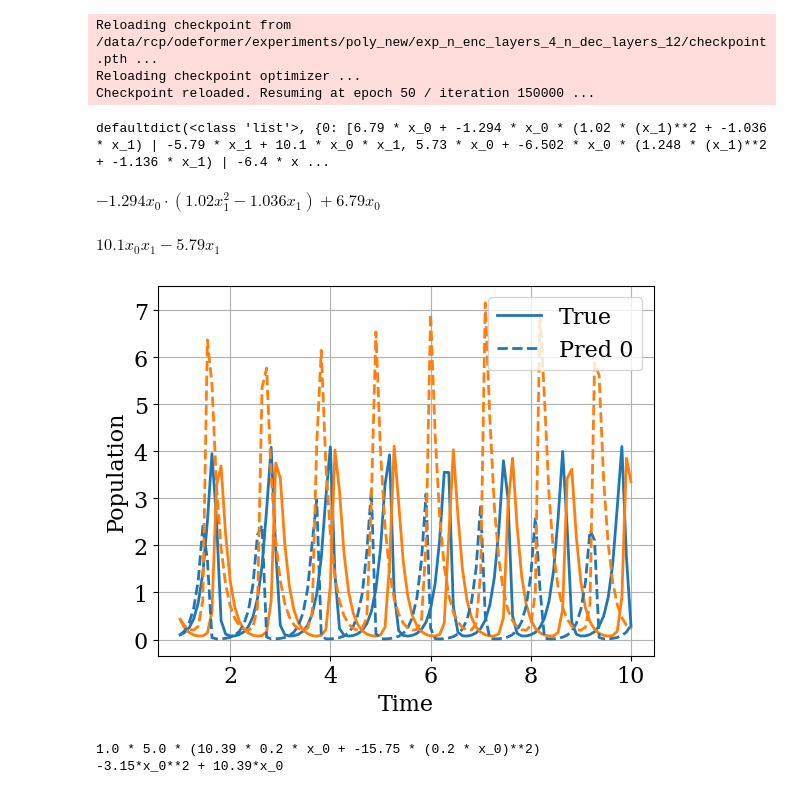
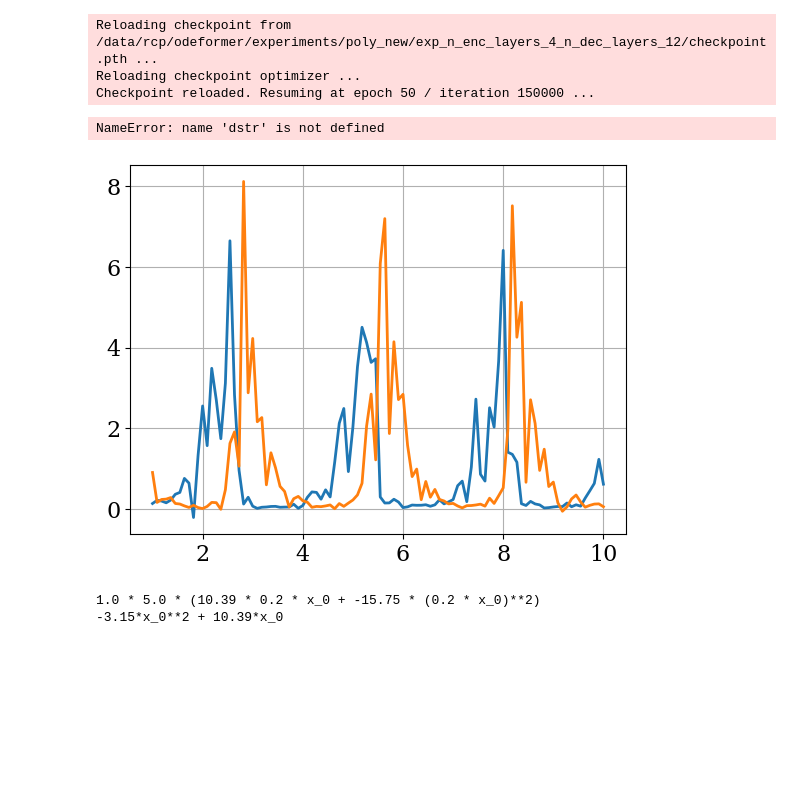
Before and after one commit to sdascoli/odeformer, a Jupyter notebook: tests.ipynb, the cells around one changed output. Drawn from its saved outputs; the diff is of its cells as text; code cells hidden in the pictures; blank space fills up the shorter version.

```diff
--- a/tests.ipynb
+++ b/tests.ipynb
@@ -48,9 +51,9 @@ paths = [
     #"sympy"
     #"mlm"
     #"scale"
-    #"poly_big"
+    "poly_new"
     #"bounded"
-    "masked"
+    #"masked"
        ]
 
 
@@ -234,9 +240,9 @@ run = runs[0]
 args = run['args']
 df = pd.read_csv(args.output_dir/'evals_all/eval_in_domain.csv')
 #df = pd.read_csv(args.output_dir/'evals_all/eval_pmlb.csv')
-df = df.query('info_n_masked_variables==0')
-#df = df.query('info_dimension==3')
-#df = df.query('r2_zero>0.99')
+#df = df.query('info_n_masked_variables==0')
+df = df.query('info_dimension==5')
+df = df.query('r2_zero>0.99')
 for i, (_, sample) in enumerate(df.iterrows()):
     if i==20: break
     try:
@@ -288,10 +294,10 @@ dstr.model.beam_type = 'sampling'
 dstr.model.beam_size = 3
 dstr.model.beam_temperature = .1
 # %%
-a = 7 # growth rate of rabbits
-b = 7 # death rate of rabbits
-c = 7 # death rate of foxes
-d = 7 # growth rate of foxes
+a = 3 # growth rate of rabbits
+b = 3 # death rate of rabbits
+c = 3 # death rate of foxes
+d = 3 # growth rate of foxes
 def lotka_volterra(X, t):
     """ Return the growth rate of fox and rabbit populations. """
     return np.array([ a*X[0] - b*X[0]*X[1] ,
@@ -307,38 +313,36 @@ np.random.seed(0)
 for _ in range(5):
     time = np.linspace(1,10,100)     # time
     y0 = np.random.uniform(-1,1,size=(2,)) # initial conditions
     #y0 = [20,20]
     trajectory = integrate.odeint(lotka_volterra, y0, time)
-    #trajectory *= (1+.05*np.random.randn(*trajectory.shape))
+    trajectory *= (1+.5*np.random.randn(*trajectory.shape))
     times.append(time)
     trajectories.append(trajectory)
 
 plt.figure()
 plt.plot(time, trajectories[0][:,0], color='C0', label='True')
 plt.plot(time, trajectories[0][:,1], color='C1')
 
 
 candidates = dstr.fit(times, trajectories, sort_metric='r2_zero')
 print(candidates)
 for i, tree in enumerate(candidates[0][:1]):
     sympy_trees = env.simplifier.tree_to_sympy_expr(tree)
     for sympy_tree in sympy_trees:
         display(sympy_tree)
     pred_trajectory = integrate_ode(trajectories[0][0], time, tree, "solve_ivp", debug=True)
     try:
         plt.plot(time, pred_trajectory[:,0], ls='--', label=f'Pred {i}')
         plt.plot(time, pred_trajectory[:,1], ls='--')
     except:
         print(traceback.format_exc())
 plt.xlabel('Time')
 plt.ylabel('Population')
 plt.legend()
 plt.show()
 # %% [output]
-defaultdict(<class 'list'>, {0: [6.79 * x_0 + -1.294 * x_0 * (1.02 * (x_1)**2 + -1.036 * x_1) | -5.79 * x_1 + 10.1 * x_0 * x_1, 5.73 * x_0 + -6.502 * x_0 * (1.248 * (x_1)**2 + -1.136 * x_1) | -6.4 * x ...
+NameError: name 'dstr' is not defined
-$\displaystyle - 1.294 x_{0} \cdot \left(1.02 x_{1}^{2} - 1.036 x_{1}\right) + 6.79 x_{0}$
-$\displaystyle 10.1 x_{0} x_{1} - 5.79 x_{1}$
-[figure, old version]
+[figure, new version]
 # %%
 dstr.rescale=True
 a = -3
```
Also changed, not shown: parts of 8 cells of this notebook, 12 other files.
